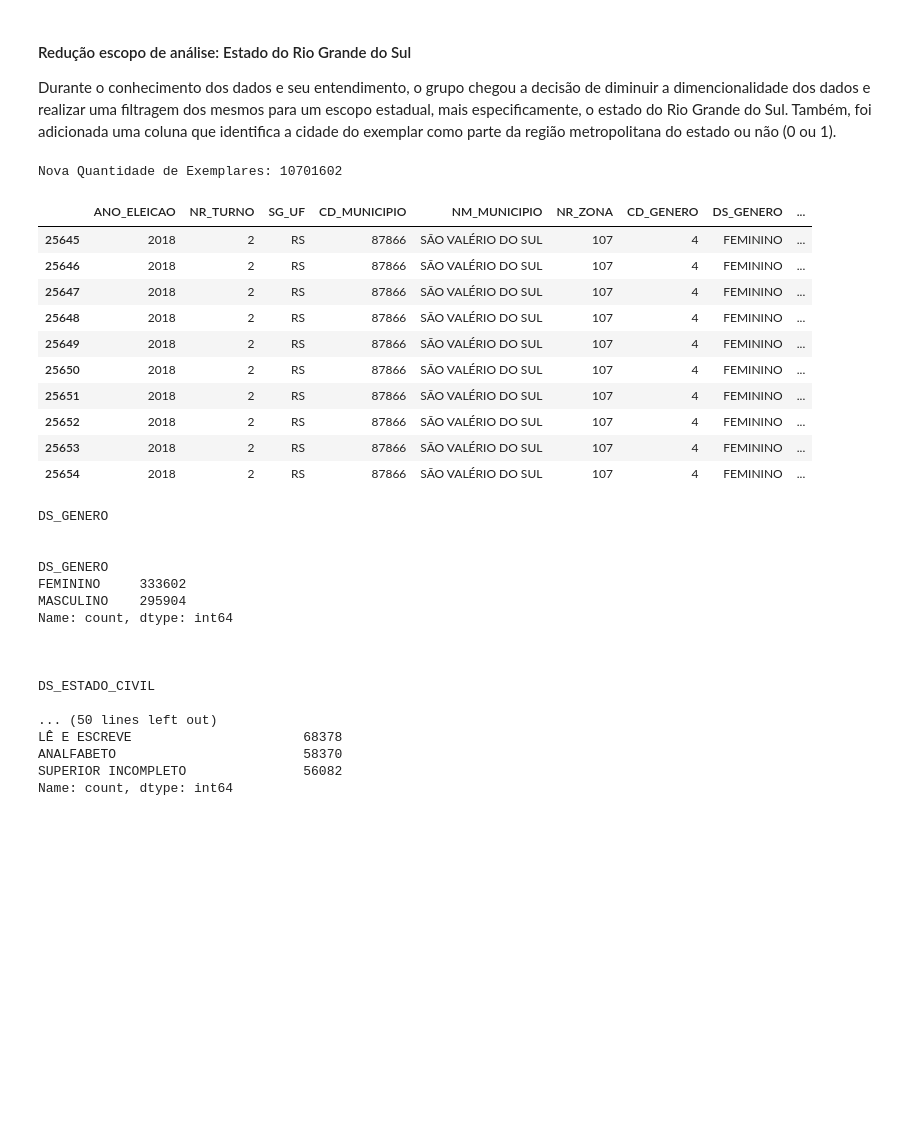
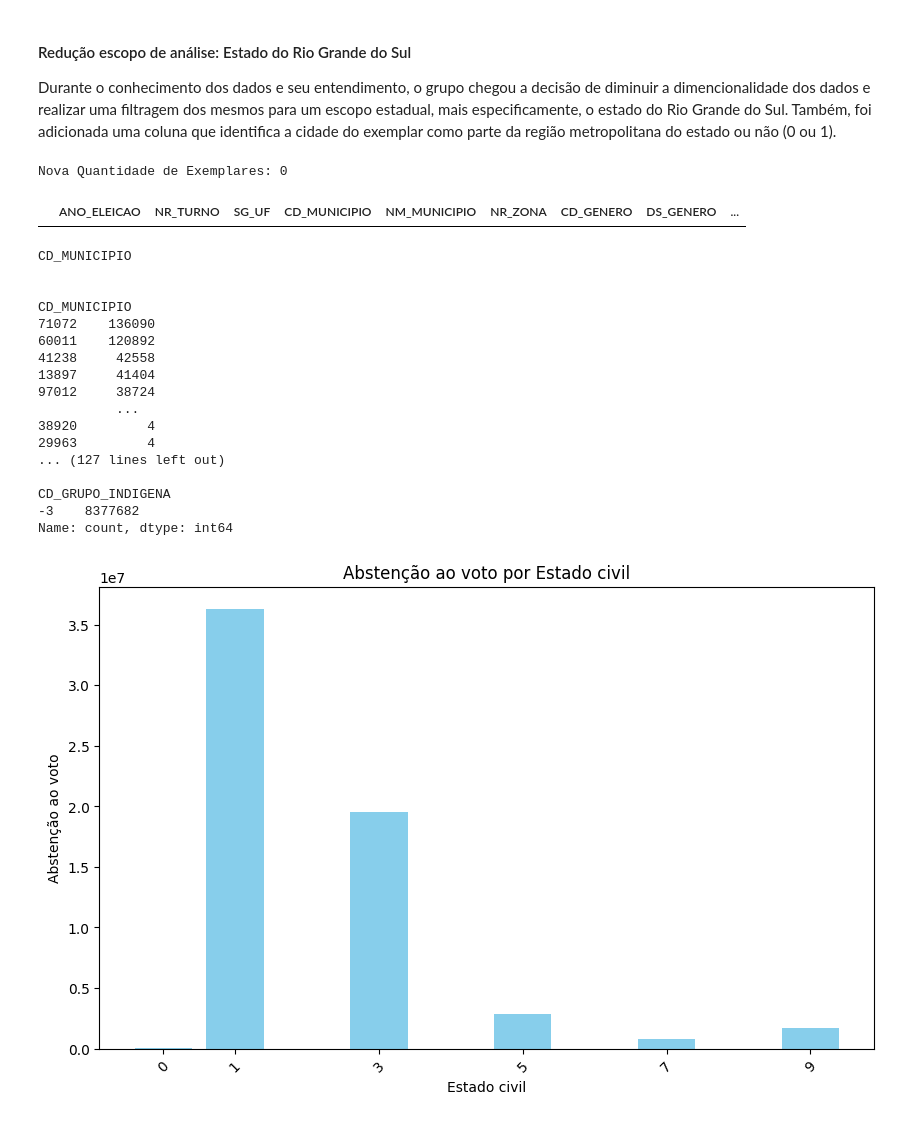
Before and after one commit to cristinaEinsfeld/CPA_TF, a Jupyter notebook: Entendimento_Dados.ipynb, the cells around one changed output. Saved outputs shown, nothing was run; the diff lists cells and outputs as text; code cells hidden in the pictures; blank space fills up the shorter version.

```diff
--- a/Entendimento_Dados.ipynb
+++ b/Entendimento_Dados.ipynb
@@ -30,7 +30,7 @@ def visualizacao_metadados_socioculturais(df):
 ### Análises Eleição 2018
 # %%
 # Carregamento do Dataframe com dados de Abstenção 2018
-df_2018= pd.read_csv('./perfil_comparecimento_abstencao_2018/perfil_comparecimento_abstencao_2018.csv', encoding='latin-1', sep= ';')
+df_2018= pd.read_csv('./perfil_comparecimento_abstencao_2018_BRASIL.csv', encoding='latin-1', sep= ';')
 # %%
 # Visualização 10 primeiros exemplares
 df_2018.head(10)
@@ -92,52 +96,66 @@ regiao_metropolitana = [
 ]
 # %%
 # Redução do Dataframe para apenas cidades do estado do RS
-df_2018_novo= df_2018[df_2018['SG_UF'] == 'RS' ]
+df_2018_novo = df_2018[df_2018['SG_UF'] == 'RS']
 
 # Filtragem de Dados do Dataframe com retirada de exemplares com valores inválidos
 col = [coluna for coluna in df_2018_novo.columns if coluna[0:2] == 'CD']
-df_2018_novo = df_2018_novo[~df_2018_novo[col].isin([0,-3,-1]).any(axis=1)]
+df_2018_novo = df_2018_novo[~df_2018_novo[col].isin([0, -3, -1]).any(axis=1)]
 
 # Redução de Dimensionalidade do Dataframe com exclusão de colunas desnecessárias
-df_2018_novo = df_2018_novo.drop(columns=['DT_GERACAO', 'HH_GERACAO','QT_COMPARECIMENTO_DEFICIENCIA', 'QT_ABSTENCAO_DEFICIENCIA',
-       'QT_COMPARECIMENTO_TTE', 'QT_ABSTENCAO_TTE'])
+df_2018_novo = df_2018_novo.drop(columns=[
+    'CD_COR_RACA', 'DS_COR_RACA', 'CD_QUILOMBOLA', 'DS_QUILOMBOLA',
+    'CD_INTERPRETE_LIBRAS', 'DS_INTERPRETE_LIBRAS', 'CD_IDENTIDADE_GENERO',
+    'DS_IDENTIDADE_GENERO', 'CD_IDIOMA_INDIGENA', 'DS_IDIOMA_INDIGENA',
+    'CD_GRUPO_INDIGENA', 'DS_GRUPO_INDIGENA', 'QT_APTOS',
+    'QT_COMPARECIMENTO_DEFICIENCIA', 'QT_ABSTENCAO_DEFICIENCIA',
+    'QT_COMPARECIMENTO_TTE', 'QT_ABSTENCAO_TTE',
+    'DT_GERACAO', 'HH_GERACAO'
+])
 
 # Nova dimensão do Dataframe
-print( 'Nova Quantidade de Exemplares: ' + str(df_2018_novo.size))
+print('Nova Quantidade de Exemplares: ' + str(df_2018_novo.size))
 
 # Visualização dos 10 primeiros exemplares do no Dataframe
 df_2018_novo.head(10)
 # %% [output]
-Nova Quantidade de Exemplares: 10701602
+Nova Quantidade de Exemplares: 0
 |  | ANO_ELEICAO | NR_TURNO | SG_UF | CD_MUNICIPIO | NM_MUNICIPIO | NR_ZONA | CD_GENERO | DS_GENERO | ... |
-| 25645 | 2018 | 2 | RS | 87866 | SÃO VALÉRIO DO SUL | 107 | 4 | FEMININO | ... |
-| 25646 | 2018 | 2 | RS | 87866 | SÃO VALÉRIO DO SUL | 107 | 4 | FEMININO | ... |
-| 25647 | 2018 | 2 | RS | 87866 | SÃO VALÉRIO DO SUL | 107 | 4 | FEMININO | ... |
-| 25648 | 2018 | 2 | RS | 87866 | SÃO VALÉRIO DO SUL | 107 | 4 | FEMININO | ... |
-| 25649 | 2018 | 2 | RS | 87866 | SÃO VALÉRIO DO SUL | 107 | 4 | FEMININO | ... |
-| 25650 | 2018 | 2 | RS | 87866 | SÃO VALÉRIO DO SUL | 107 | 4 | FEMININO | ... |
-| 25651 | 2018 | 2 | RS | 87866 | SÃO VALÉRIO DO SUL | 107 | 4 | FEMININO | ... |
-| 25652 | 2018 | 2 | RS | 87866 | SÃO VALÉRIO DO SUL | 107 | 4 | FEMININO | ... |
-| 25653 | 2018 | 2 | RS | 87866 | SÃO VALÉRIO DO SUL | 107 | 4 | FEMININO | ... |
-| 25654 | 2018 | 2 | RS | 87866 | SÃO VALÉRIO DO SUL | 107 | 4 | FEMININO | ... |
 # %%
 # Visualização de frequência de categorias em cada feature socio-cultural Dataframe RS
-visualizacao_metadados_socioculturais(df_2018_novo)
+visualizacao_metadados_socioculturais(df_2018)
 # %% [output]
-DS_GENERO
+CD_MUNICIPIO
 
 
-DS_GENERO
-FEMININO     333602
-MASCULINO    295904
+CD_MUNICIPIO
+71072    136090
+60011    120892
+41238     42558
+13897     41404
+97012     38724
+          ...
+38920         4
+29963         4
+... (127 lines left out)
+
+CD_GRUPO_INDIGENA
+-3    8377682
 Name: count, dtype: int64
-
-
-
-DS_ESTADO_CIVIL
-
-... (50 lines left out)
-LÊ E ESCREVE                      68378
-ANALFABETO                        58370
-SUPERIOR INCOMPLETO               56082
-Name: count, dtype: int64
+# %%
+df_2018_agrupado = df_2018.groupby('CD_ESTADO_CIVIL')['QT_ABSTENCAO'].sum().reset_index()
+
+# Plotando o gráfico de barras
+plt.figure(figsize=(10, 6))
+plt.bar(df_2018_agrupado['CD_ESTADO_CIVIL'], df_2018_agrupado['QT_ABSTENCAO'], color='skyblue')
+
+# Personalização do gráfico
+plt.xlabel('Estado civil')
+plt.ylabel('Abstenção ao voto')
+plt.title('Abstenção ao voto por Estado civil')
+plt.xticks(ticks=[0, 1, 3, 5, 7, 9], rotation=45)
+
+# Exibindo o gráfico
+plt.show()
+# %% [output]
+[figure, added]
```
Also changed, not shown: parts of 28 cells of this notebook.
